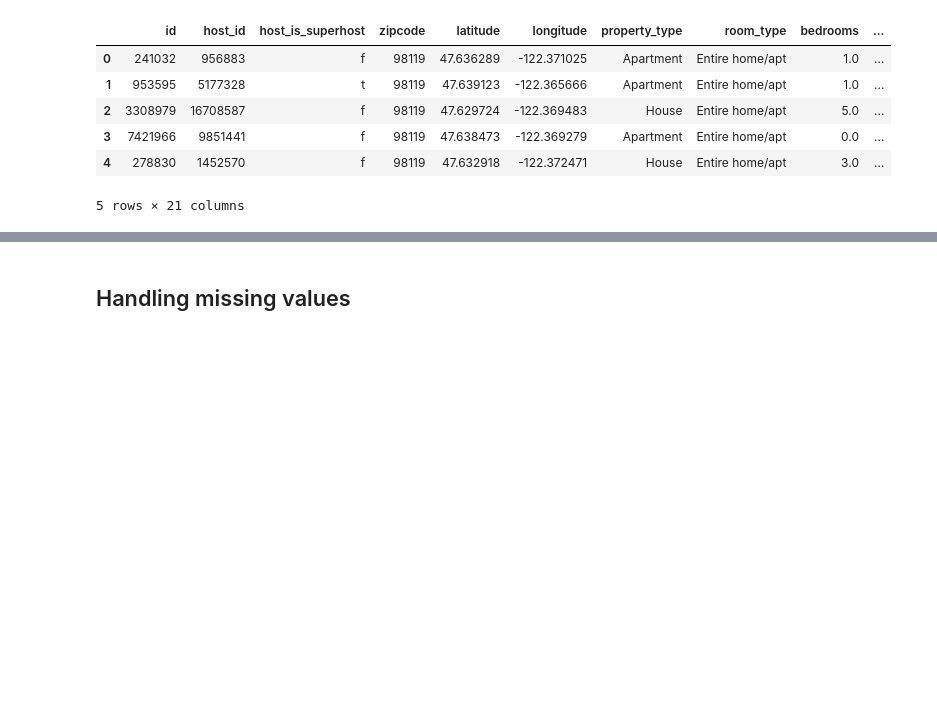
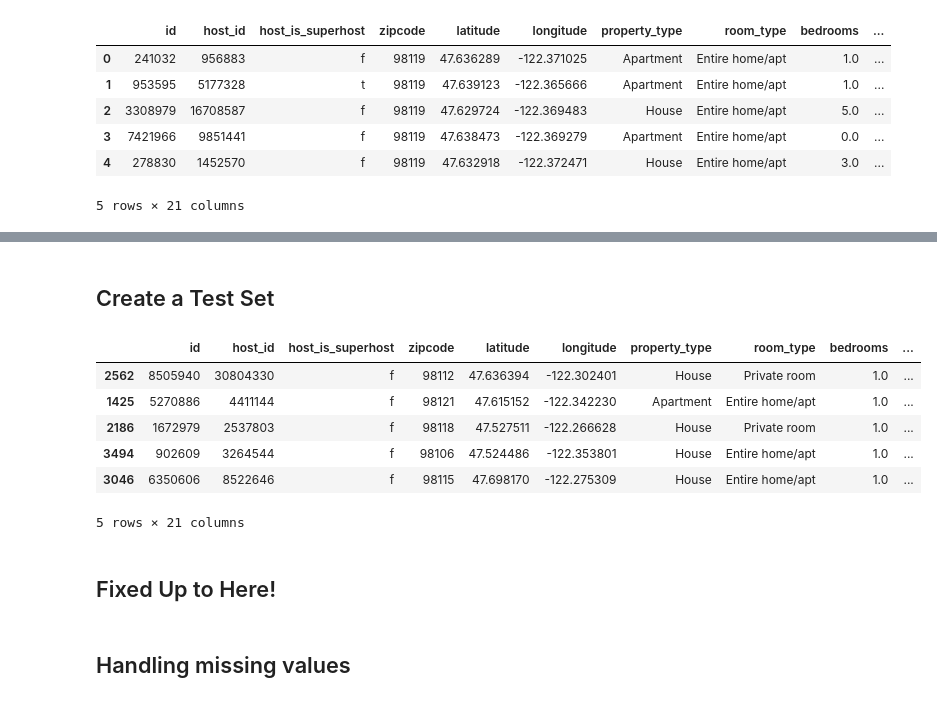
Before and after one commit to buiksat/cd0017-introduction-to-data-science, a Jupyter notebook: project_1/airbnb.ipynb, the cells around one changed output, grey strips where cells are left out. Saved outputs shown, nothing was run; the diff lists cells and outputs as text; code cells hidden in the pictures; blank space fills up the shorter version.

```diff
--- a/project_1/airbnb.ipynb
+++ b/project_1/airbnb.ipynb
@@ -58,3 +130,20 @@ There are 3818 instances in the dataset. Some attributes have less than 3818 non
+# %% [markdown]
+## Create a Test Set
+# %%
+
+train_set, test_set = train_test_split(seattle, test_size=0.2, random_state=42)
+# %%
+test_set.head()
+# %% [output]
+|  | id | host_id | host_is_superhost | zipcode | latitude | longitude | property_type | room_type | bedrooms | ... |
+| 2562 | 8505940 | 30804330 | f | 98112 | 47.636394 | -122.302401 | House | Private room | 1.0 | ... |
+| 1425 | 5270886 | 4411144 | f | 98121 | 47.615152 | -122.342230 | Apartment | Entire home/apt | 1.0 | ... |
+| 2186 | 1672979 | 2537803 | f | 98118 | 47.527511 | -122.266628 | House | Private room | 1.0 | ... |
+| 3494 | 902609 | 3264544 | f | 98106 | 47.524486 | -122.353801 | House | Entire home/apt | 1.0 | ... |
+| 3046 | 6350606 | 8522646 | f | 98115 | 47.698170 | -122.275309 | House | Entire home/apt | 1.0 | ... |
+5 rows × 21 columns
+# %% [markdown]
+## Fixed Up to Here!
 # %% [markdown]
 ## Handling missing values
 # %%
```
Also changed, not shown: parts of 21 cells of this notebook.
